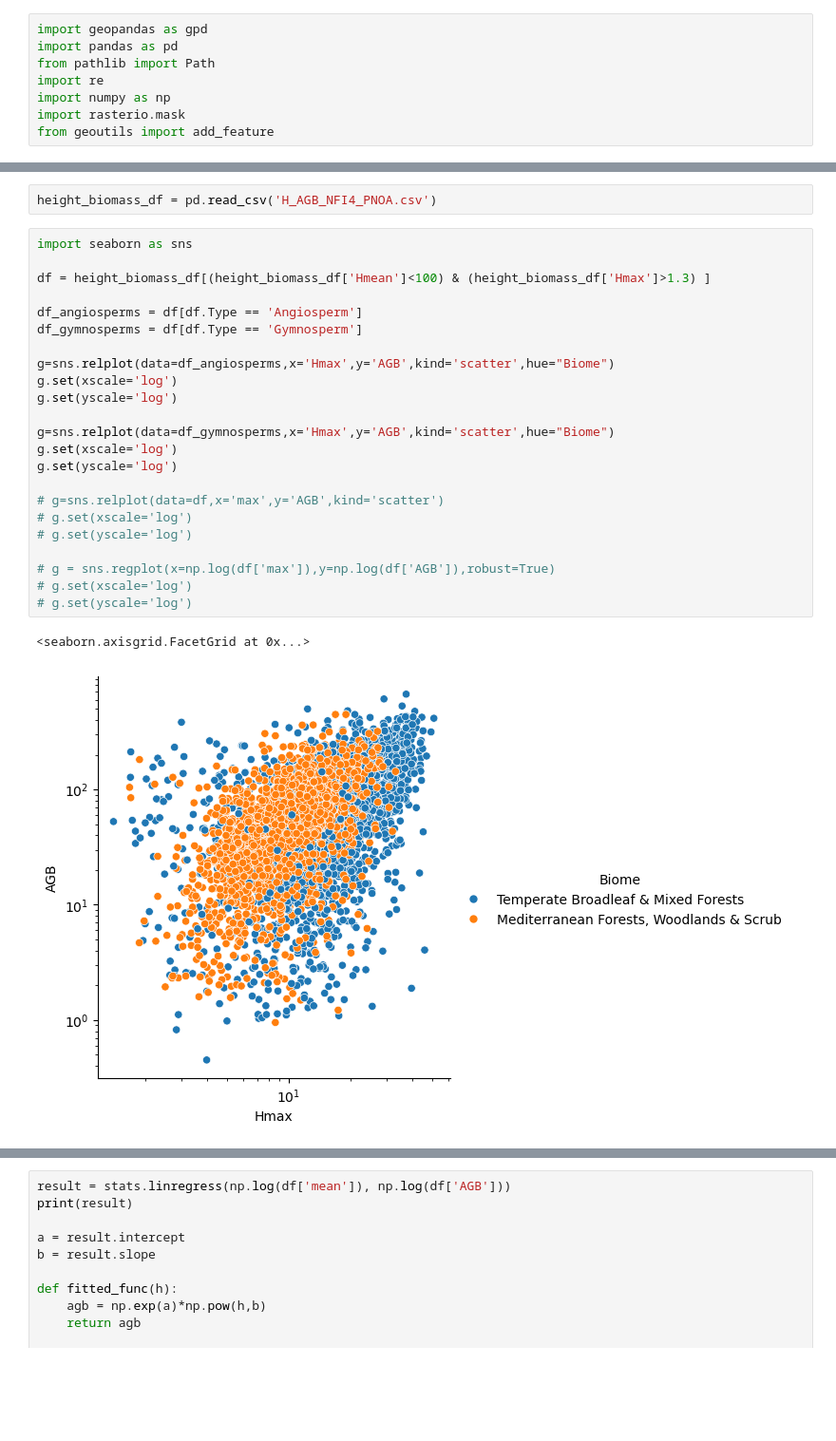
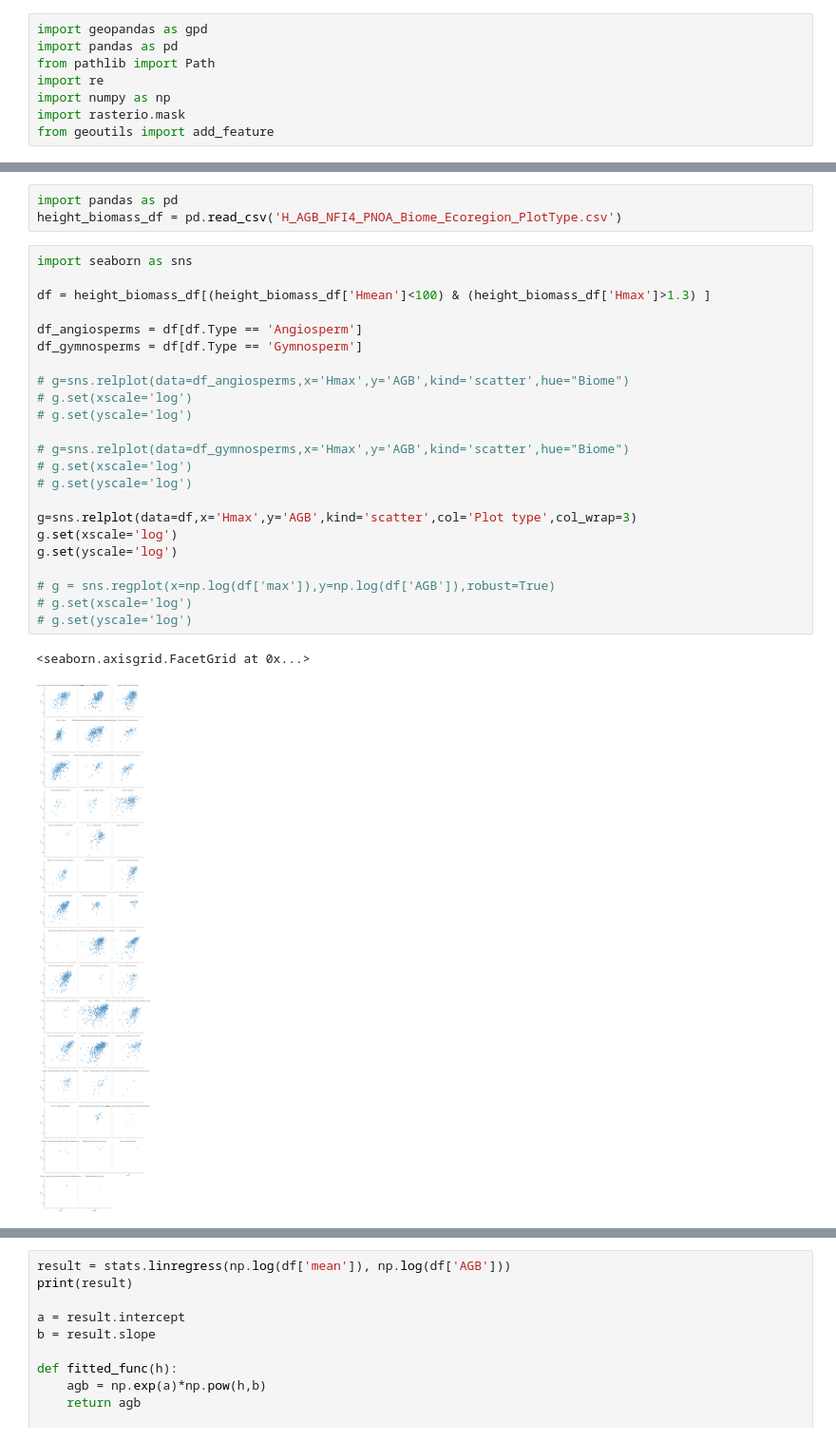
Before and after one commit to diegomvd/iberian.carbon, a Jupyter notebook: sample_canopy_height_NFI.ipynb, the cells around one changed output, grey strips where cells are left out. Shown at 95% size. Saved outputs shown, nothing was run; the diff lists cells and outputs as text; blank space fills up the shorter version.

Commit message:
Updates for detailed height-biomass allometries

```diff
--- a/sample_canopy_height_NFI.ipynb
+++ b/sample_canopy_height_NFI.ipynb
@@ -65,31 +69,32 @@ height_biomass_df
 | 932 | 1.5200 | 2.5850 | 3.5100 | 4.2600 | 5.0500 | 5.6000 | 6.1800 | 7.395000 | 9.664999 | 5.237739 | 13.525000 | ... |
 | 933 | 1.5350 | 2.2550 | 2.7075 | 3.2350 | 3.7875 | 4.6250 | 5.3500 | 6.020000 | 7.047500 | 4.219340 | 11.300000 | ... |
 6899 rows × 14 columns
-# %%
-height_biomass_df = pd.read_csv('H_AGB_NFI4_PNOA.csv')
+# %%
+import pandas as pd
+height_biomass_df = pd.read_csv('H_AGB_NFI4_PNOA_Biome_Ecoregion_PlotType.csv')
 # %%
 import seaborn as sns
 
 df = height_biomass_df[(height_biomass_df['Hmean']<100) & (height_biomass_df['Hmax']>1.3) ]
 
 df_angiosperms = df[df.Type == 'Angiosperm']
 df_gymnosperms = df[df.Type == 'Gymnosperm']
 
-g=sns.relplot(data=df_angiosperms,x='Hmax',y='AGB',kind='scatter',hue="Biome")
+# g=sns.relplot(data=df_angiosperms,x='Hmax',y='AGB',kind='scatter',hue="Biome")
+# g.set(xscale='log')
+# g.set(yscale='log')
+
+# g=sns.relplot(data=df_gymnosperms,x='Hmax',y='AGB',kind='scatter',hue="Biome")
+# g.set(xscale='log')
+# g.set(yscale='log')
+
+g=sns.relplot(data=df,x='Hmax',y='AGB',kind='scatter',col='Plot type',col_wrap=3)
 g.set(xscale='log')
 g.set(yscale='log')
-
-g=sns.relplot(data=df_gymnosperms,x='Hmax',y='AGB',kind='scatter',hue="Biome")
-g.set(xscale='log')
-g.set(yscale='log')
-
-# g=sns.relplot(data=df,x='max',y='AGB',kind='scatter')
-# g.set(xscale='log')
-# g.set(yscale='log')
 
 # g = sns.regplot(x=np.log(df['max']),y=np.log(df['AGB']),robust=True)
 # g.set(xscale='log')
 # g.set(yscale='log')
 # %% [output]
 <seaborn.axisgrid.FacetGrid at 0x...>
-[figure, old version]
+[figure, new version]
```
Also changed, not shown: parts of 6 cells of this notebook, 2 other files.
